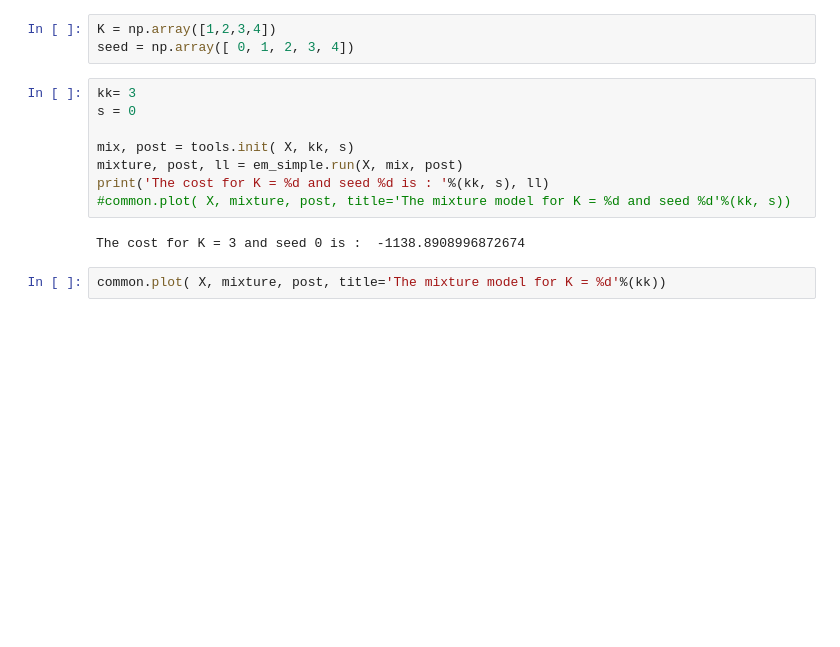
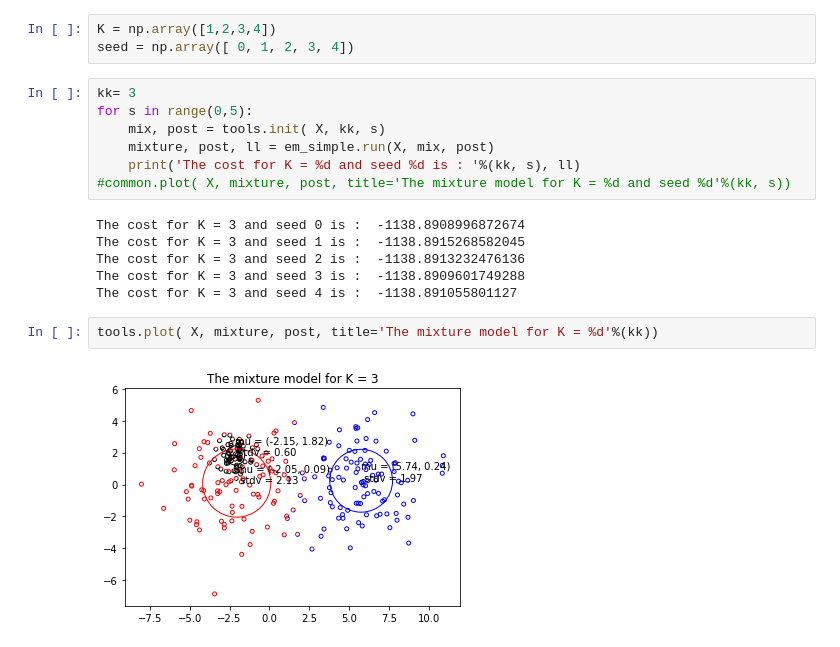
Before and after one commit to arifmujib/Final-GitHub-Projects, a Jupyter notebook: Statistical Method for Colaborative Filtering/comparison with K_means.ipynb, the cells around one changed output. Saved outputs shown, nothing was run; the diff lists cells and outputs as text; blank space fills up the shorter version.

```diff
--- a/Statistical Method for Colaborative Filtering/comparison with K_means.ipynb
+++ b/Statistical Method for Colaborative Filtering/comparison with K_means.ipynb
@@ -23,13 +27,18 @@ K = np.array([1,2,3,4])
 seed = np.array([ 0, 1, 2, 3, 4])
 # %%
 kk= 3
-s = 0
-
-mix, post = tools.init( X, kk, s)
-mixture, post, ll = em_simple.run(X, mix, post)
-print('The cost for K = %d and seed %d is : '%(kk, s), ll)
+for s in range(0,5):
+    mix, post = tools.init( X, kk, s)
+    mixture, post, ll = em_simple.run(X, mix, post)
+    print('The cost for K = %d and seed %d is : '%(kk, s), ll)
 #common.plot( X, mixture, post, title='The mixture model for K = %d and seed %d'%(kk, s))
 # %% [output]
 The cost for K = 3 and seed 0 is :  -1138.8908996872674
+The cost for K = 3 and seed 1 is :  -1138.8915268582045
+The cost for K = 3 and seed 2 is :  -1138.8913232476136
+The cost for K = 3 and seed 3 is :  -1138.8909601749288
+The cost for K = 3 and seed 4 is :  -1138.891055801127
 # %%
-common.plot( X, mixture, post, title='The mixture model for K = %d'%(kk))
+tools.plot( X, mixture, post, title='The mixture model for K = %d'%(kk))
+# %% [output]
+[figure, added]
```
Also changed, not shown: parts of 9 cells of this notebook, 2 other files.
